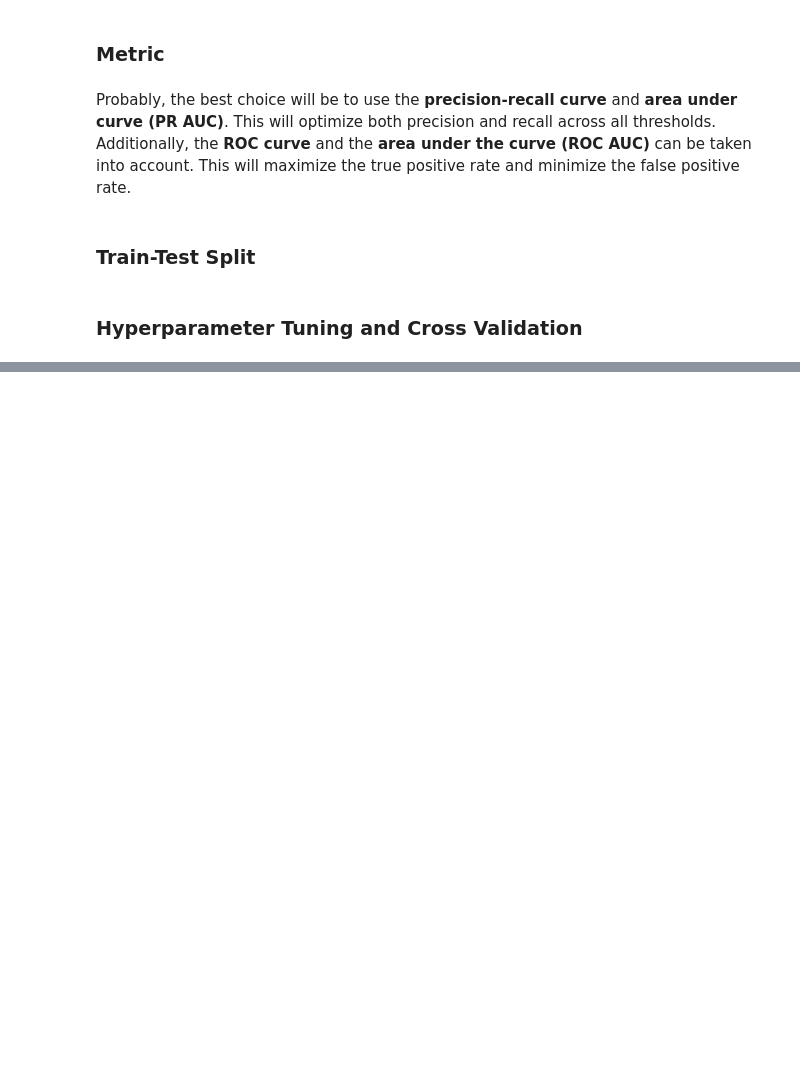
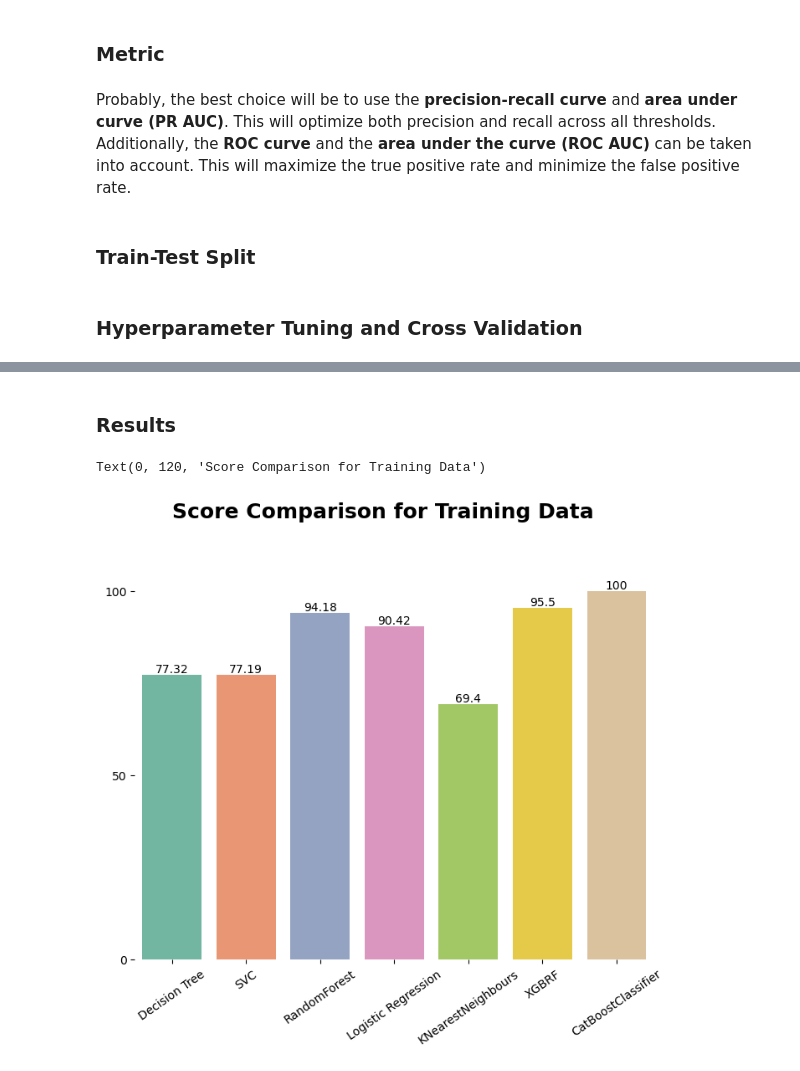
Before and after one commit to karolror/pcos, a Jupyter notebook: pcos_analysis.ipynb, the cells around one changed output, grey strips where cells are left out. Saved outputs shown, nothing was run; the diff lists cells and outputs as text; code cells hidden in the pictures; blank space fills up the shorter version.

```diff
--- a/pcos_analysis.ipynb
+++ b/pcos_analysis.ipynb
@@ -486,0 +483,13 @@ Testing PR: % 86.42
+# %%
+# Xgbrf classifier
+xgb_clf = xgboost.XGBRFClassifier(max_depth=3, random_state=random_state, eval_metric="aucpr")
+xgb_clf.fit(X_train, y_train)
+
+# Predictions
+y_train_pred = xgb_clf.predict_proba(X_train)[:, 1]
+aucpr_train = round(average_precision_score(y_train, y_train_pred)*100,2)
+y_test_pred = xgb_clf.predict_proba(X_test)[:, 1]
+aucpr_test = round(average_precision_score(y_test, y_test_pred)*100,2)
+cv_result.append(aucpr_train)
+print("Training AUC-PR:", aucpr_train)
+print("Testing AUC-PR:", aucpr_test)
@@ -486,0 +501,13 @@ Testing PR: % 86.42
+# %%
+# CatBoost Classifier
+cat_clf = CatBoostClassifier()
+cat_clf.fit(X_train,y_train)
+
+#Predictions
+y_train_pred = cat_clf.predict_proba(X_train)[:, 1]
+aucpr_train = round(average_precision_score(y_train, y_train_pred)*100,2)
+y_test_pred = cat_clf.predict_proba(X_test)[:, 1]
+aucpr_test = round(average_precision_score(y_test, y_test_pred)*100,2)
+cv_result.append(aucpr_train)
+print("Training AUC-PR:", aucpr_train)
+print("Testing AUC-PR:", aucpr_test)
@@ -486,0 +532,18 @@ Testing PR: % 86.42
+# %% [markdown]
+### Results
+# %%
+model_list = ['Decision Tree','SVC','RandomForest','Logistic Regression',
+              'KNearestNeighbours','XGBRF','CatBoostClassifier']
+# %%
+# Score plot
+fig, ax = plt.subplots(figsize=(8, 6))
+sns.barplot(model_list, cv_result, ax=ax)
+ax.tick_params(axis='x', rotation=35)
+ax.spines[['top','right','bottom','left']].set_visible(False)
+ax.bar_label(ax.containers[0])
+ax.set_yticks([0, 50, 100])
+ax.text(x=0, y=120, s='Score Comparison for Training Data',
+        size=18, weight='bold')
+# %% [output]
+Text(0, 120, 'Score Comparison for Training Data')
+[figure, added]
```
Also changed, not shown: parts of 20 cells of this notebook.
